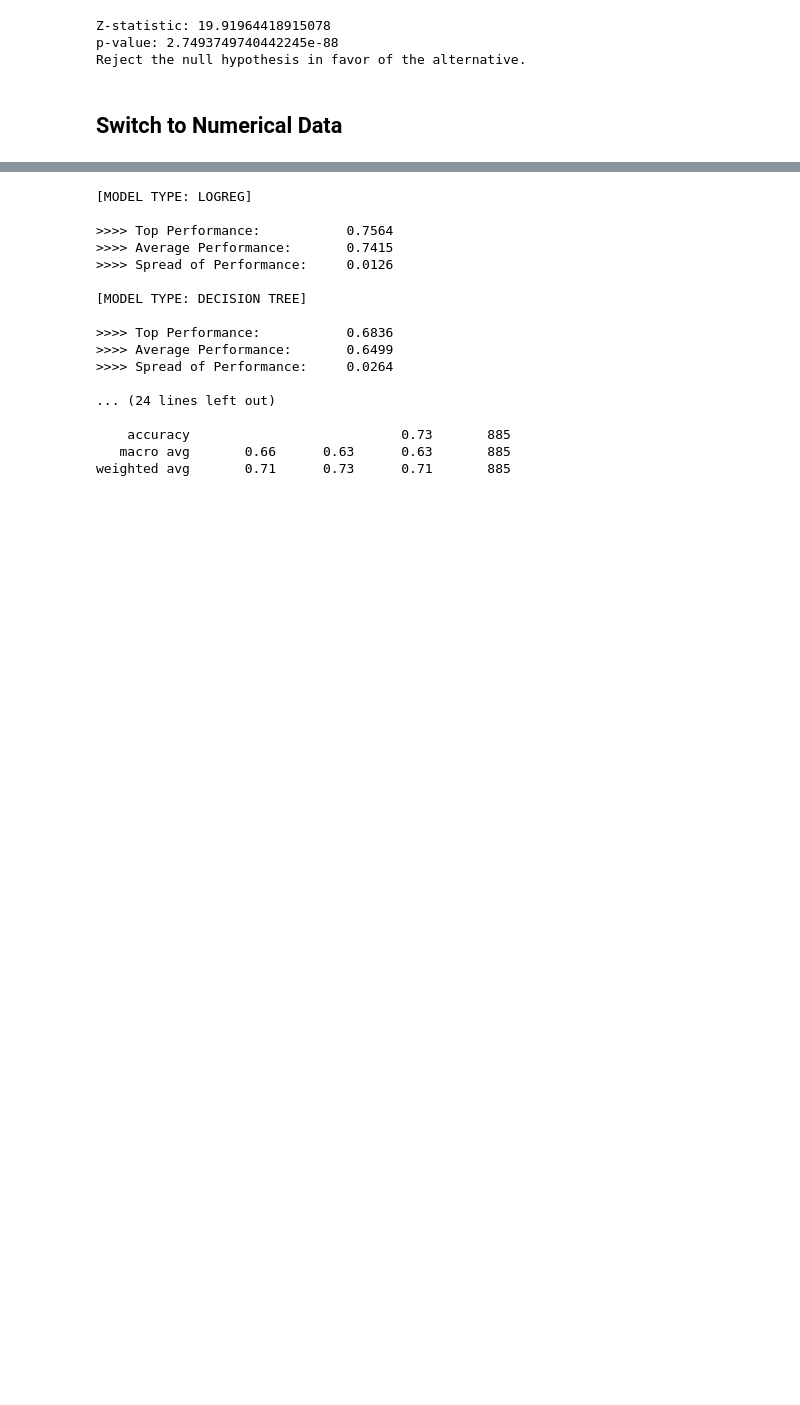
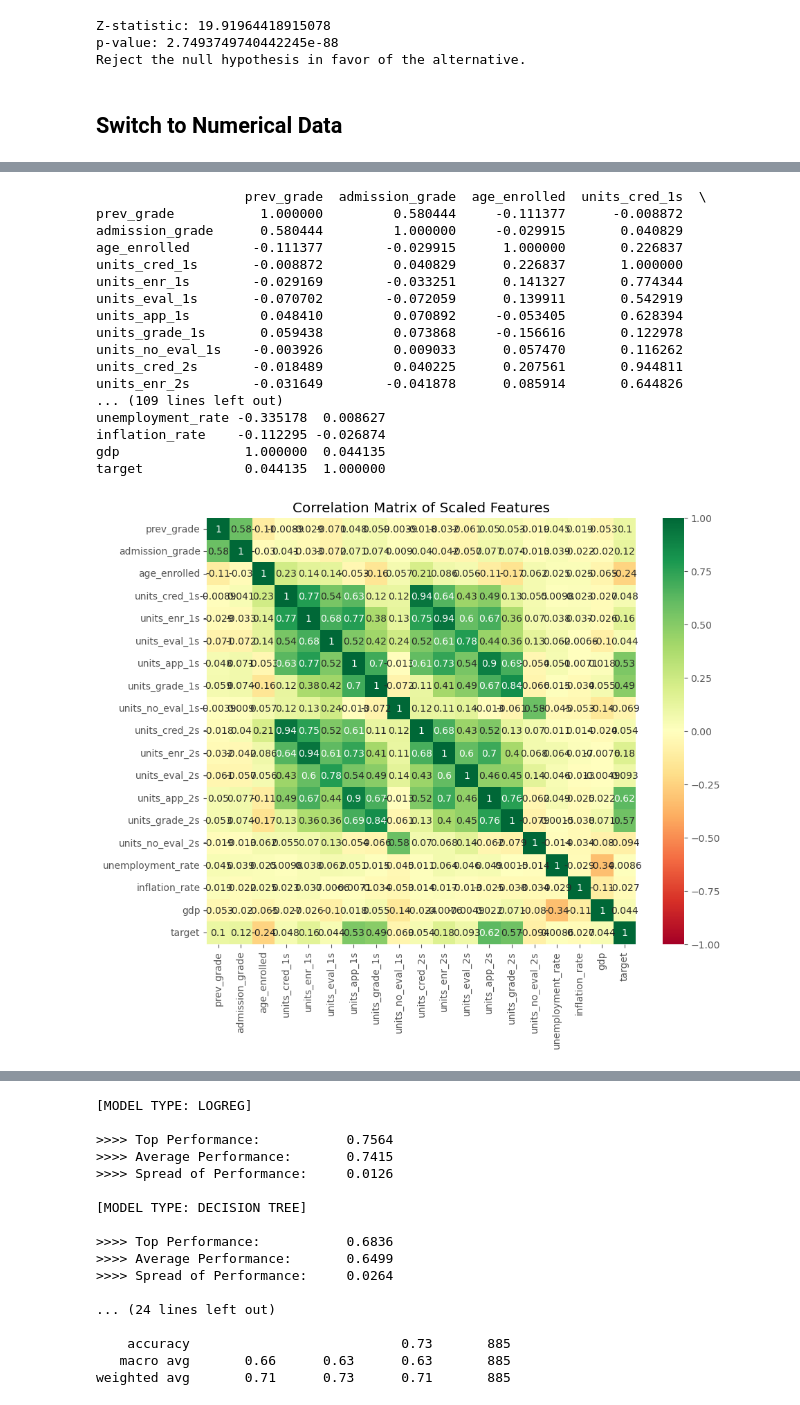
Before and after one commit to elijahlopez94/predicting_student_success, a Jupyter notebook: student_success.ipynb, the cells around one changed output, grey strips where cells are left out. Drawn from its saved outputs; the diff is of its cells as text; code cells hidden in the pictures; blank space fills up the shorter version.

```diff
--- a/student_success.ipynb
+++ b/student_success.ipynb
@@ -621,0 +634,37 @@ num_df.head()
+# %%
+# Convert target to numeric format so we can run a correlation matrix
+# to determine which features have the highest association with graduation
+num_df['target'] = num_df['target'].map({
+    'Dropout': 0,
+    'Enrolled': 1,
+    'Graduate': 2
+})
+# %%
+# Create matrix
+correlation_matrix = num_df.corr()
+print(correlation_matrix)
+
+# Visualize
+plt.figure(figsize=(10, 8))
+sns.heatmap(correlation_matrix, annot=True, cmap='RdYlGn', vmin=-1, vmax=1)
+plt.title("Correlation Matrix of Scaled Features")
+plt.show()
+# %% [output]
+                   prev_grade  admission_grade  age_enrolled  units_cred_1s  \
+prev_grade           1.000000         0.580444     -0.111377      -0.008872
+admission_grade      0.580444         1.000000     -0.029915       0.040829
+age_enrolled        -0.111377        -0.029915      1.000000       0.226837
+units_cred_1s       -0.008872         0.040829      0.226837       1.000000
+units_enr_1s        -0.029169        -0.033251      0.141327       0.774344
+units_eval_1s       -0.070702        -0.072059      0.139911       0.542919
+units_app_1s         0.048410         0.070892     -0.053405       0.628394
+units_grade_1s       0.059438         0.073868     -0.156616       0.122978
+units_no_eval_1s    -0.003926         0.009033      0.057470       0.116262
+units_cred_2s       -0.018489         0.040225      0.207561       0.944811
+units_enr_2s        -0.031649        -0.041878      0.085914       0.644826
+... (109 lines left out)
+unemployment_rate -0.335178  0.008627
+inflation_rate    -0.112295 -0.026874
+gdp                1.000000  0.044135
+target             0.044135  1.000000
+[figure, added]
```
Also changed, not shown: parts of 30 cells of this notebook.
